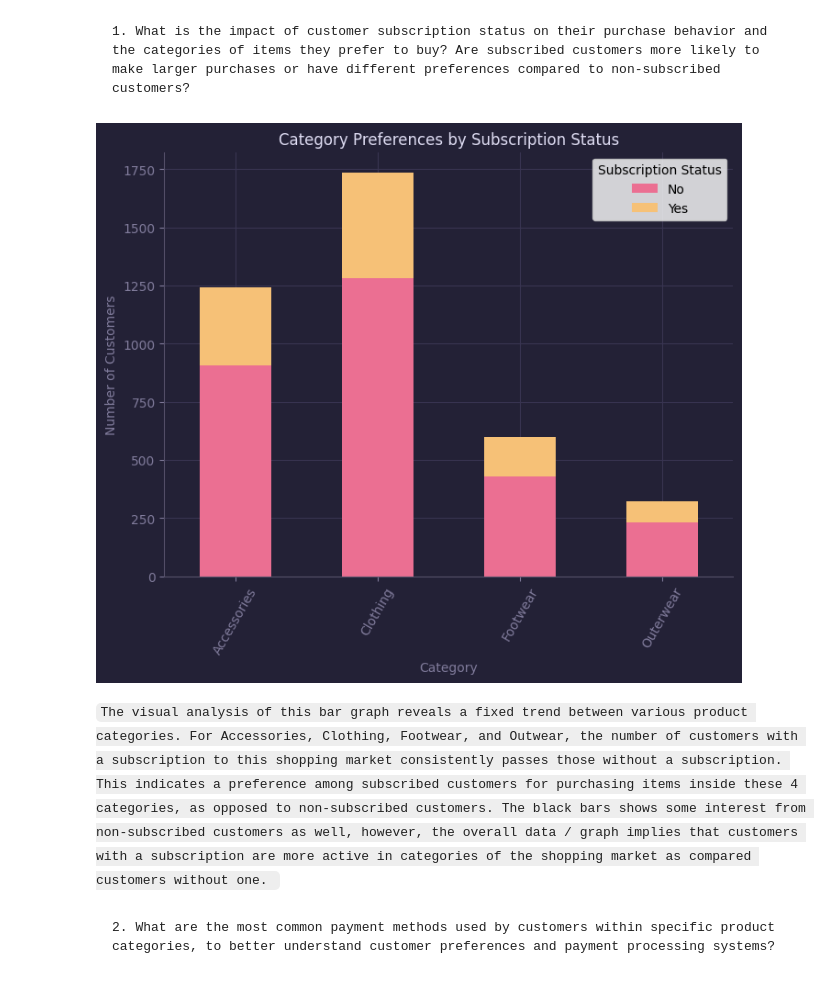
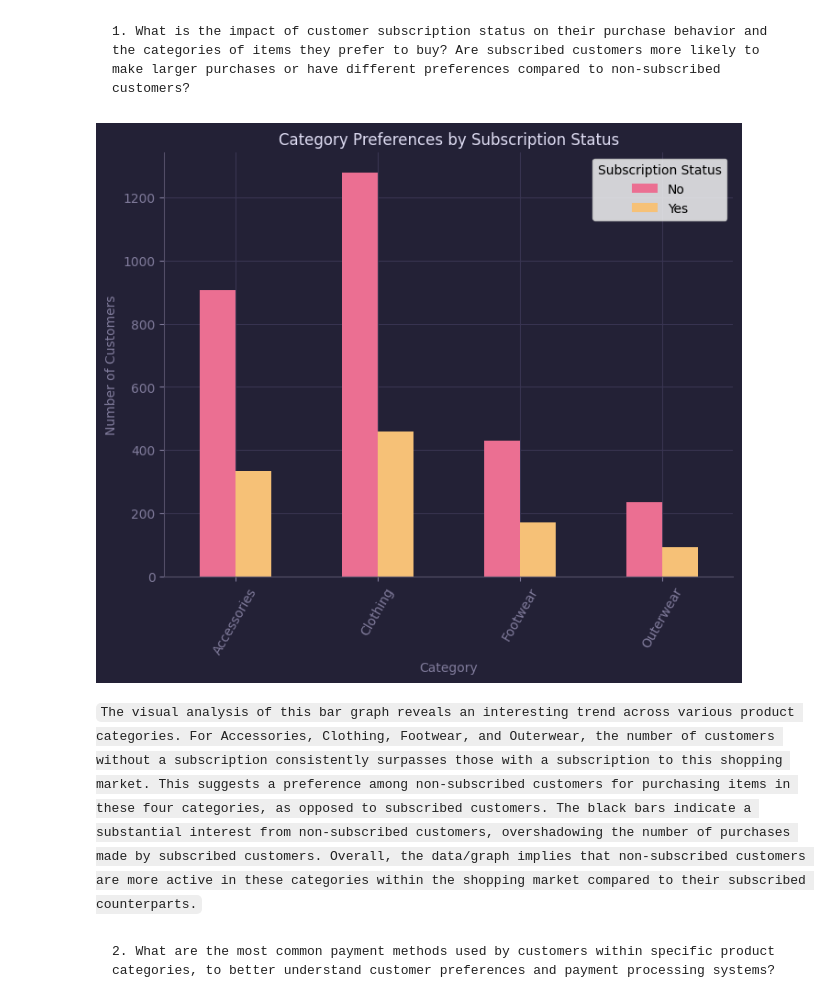
Before and after one commit to KaiSteamCenter/Unit-2-Python, a Jupyter notebook: shoptrends.ipynb, the cells around one changed output. Saved outputs shown, nothing was run; the diff lists cells and outputs as text; code cells hidden in the pictures.

````diff
--- a/shoptrends.ipynb
+++ b/shoptrends.ipynb
@@ -28,17 +28,17 @@ df
 # %%
 with plt.style.context("rose-pine-moon.mplstyle"):
     category = df.pivot_table(index='Category', columns='Subscription Status', values='Customer ID', aggfunc='count')
-    category.plot(kind='bar', stacked=True, figsize=(8, 6), rot=60)
+    category.plot(kind='bar', figsize=(8, 6), rot=60)
 
 plt.xlabel('Category')
 plt.ylabel('Number of Customers')
 plt.title('Category Preferences by Subscription Status')
 plt.legend(title='Subscription Status')
 plt.show()
 # %% [output]
-[figure, old version]
+[figure, new version]
 # %% [markdown]
-```The visual analysis of this bar graph reveals a fixed trend between various product categories. For Accessories, Clothing, Footwear, and Outwear, the number of customers with a subscription to this shopping market consistently passes those without a subscription. This indicates a preference among subscribed customers for purchasing items inside these 4 categories, as opposed to non-subscribed customers. The black bars shows some interest from non-subscribed customers as well, however, the overall data / graph implies that customers with a subscription are more active in categories of the shopping market as compared customers without one. ```
+```The visual analysis of this bar graph reveals an interesting trend across various product categories. For Accessories, Clothing, Footwear, and Outerwear, the number of customers without a subscription consistently surpasses those with a subscription to this shopping market. This suggests a preference among non-subscribed customers for purchasing items in these four categories, as opposed to subscribed customers. The black bars indicate a substantial interest from non-subscribed customers, overshadowing the number of purchases made by subscribed customers. Overall, the data/graph implies that non-subscribed customers are more active in these categories within the shopping market compared to their subscribed counterparts.```
 # %% [markdown]
 ```
 2. What are the most common payment methods used by customers within specific product categories, to better understand customer preferences and payment processing systems?
````
Also changed, not shown: parts of 5 cells of this notebook, 1 other file.
